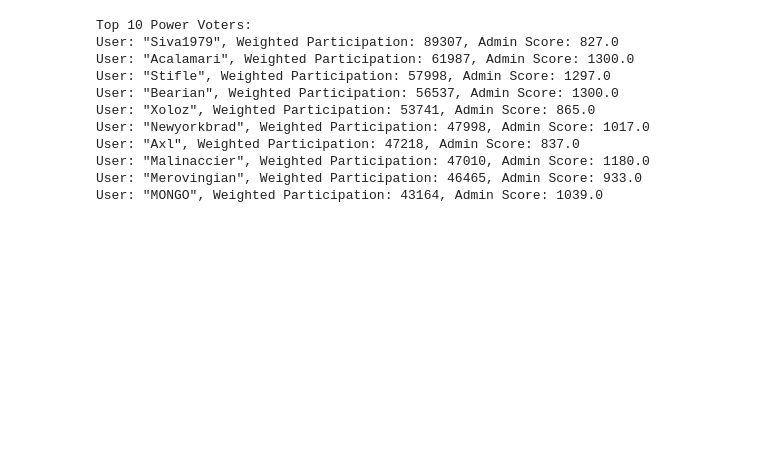
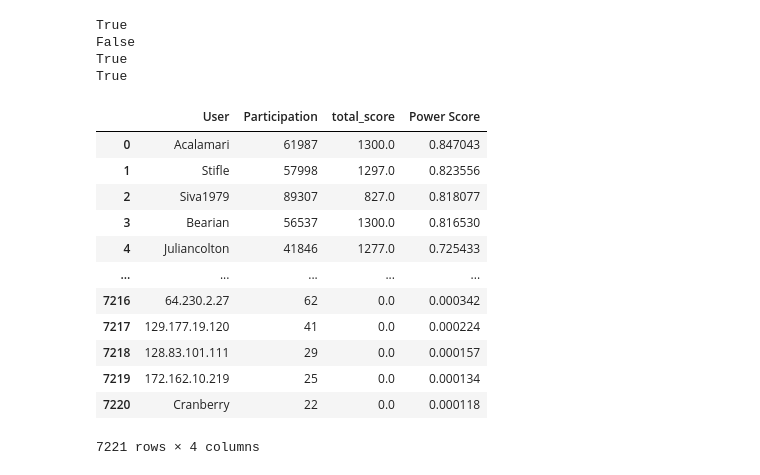
Before and after one commit to epfl-ada/ada-2024-project-supercoolteamname2024, a Jupyter notebook: src/scripts/power_voters.ipynb, the cells around one changed output. Saved outputs shown, nothing was run; the diff lists cells and outputs as text; code cells hidden in the pictures; blank space fills up the shorter version.

```diff
--- a/src/scripts/power_voters.ipynb
+++ b/src/scripts/power_voters.ipynb
@@ -92,52 +89,70 @@ Sparse Co-occurrence Matrix:
 # %%
 import pandas as pd
+from sklearn.preprocessing import MinMaxScaler
 
-# Assuming `co_occurrence_df` is the co-occurrence DataFrame from the previous step
 
-# Calculate Weighted Participation (sum of co-occurrence values)
-weighted_participation = co_occurrence_df.sum(axis=1)
+# Calculate Participation (sum of co-occurrence values)
+participation = co_occurrence_df.sum(axis=1)
 
 # Combine results into a DataFrame for ranking
 power_voters = pd.DataFrame({
     "User": co_occurrence_df.index,
-    "Weighted Participation": weighted_participation
+    "Participation": participation
 })
+
+print(power_voters['User'].is_unique)
 
 # Load scores.csv
 scores = pd.read_csv("../../data/scores.csv")  # Update the path as needed
 
+print(scores['username'].is_unique)
+scores = scores.drop_duplicates(subset='username', keep='first')
+print(scores['username'].is_unique)
+
+
 # Merge the power voters DataFrame with the scores DataFrame
 power_voters = power_voters.merge(scores, left_on="User", right_on="username", how="left")
 
-# Remove rows with missing data (users without total_score or Weighted Participation)
-power_voters = power_voters.dropna(subset=["Weighted Participation", "total_score"])
+# Remove rows with missing data (users without total_score or Participation)
+power_voters = power_voters.dropna(subset=["Participation", "total_score"])
+print(power_voters['User'].is_unique)
 
-# Sort primarily by Weighted Participation and then by Admin Score (total_score)
+# Initialize the scaler
+scaler = MinMaxScaler()
+
+# Normalize and calculate Power Score
+power_voters['Power Score'] = scaler.fit_transform(power_voters[['Participation']].to_numpy()) + \
+                              scaler.fit_transform(power_voters[['total_score']].to_numpy())
+power_voters['Power Score'] /= 2
+
+# Sort primarily by Participation and then by Admin Score (total_score)
 power_voters = power_voters.sort_values(
-    by=["Weighted Participation", "total_score"],
-    ascending=[False, False]
+    by=['Power Score'],
+    ascending=[False]
 )
 
 # Reset index for better readability
 power_voters.reset_index(drop=True, inplace=True)
+power_voters.drop(columns=['username'], inplace=True)
+# %% [output]
+True
+False
+True
+True
-# %%
-top_n = 10  # Adjust as needed
-print(f"Top {top_n} Power Voters:")
-for _, row in power_voters.head(top_n).iterrows():
-    user = f'"{row["User"]}"'  # Add quotes around the username
-    weighted_participation = row["Weighted Participation"]
-    total_score = row["total_score"]
-    print(f"User: {user}, Weighted Participation: {weighted_participation}, Admin Score: {total_score}")
-# %% [output]
-Top 10 Power Voters:
-User: "Siva1979", Weighted Participation: 89307, Admin Score: 827.0
-User: "Acalamari", Weighted Participation: 61987, Admin Score: 1300.0
-User: "Stifle", Weighted Participation: 57998, Admin Score: 1297.0
-User: "Bearian", Weighted Participation: 56537, Admin Score: 1300.0
-User: "Xoloz", Weighted Participation: 53741, Admin Score: 865.0
-User: "Newyorkbrad", Weighted Participation: 47998, Admin Score: 1017.0
-User: "Axl", Weighted Participation: 47218, Admin Score: 837.0
-User: "Malinaccier", Weighted Participation: 47010, Admin Score: 1180.0
-User: "Merovingian", Weighted Participation: 46465, Admin Score: 933.0
-User: "MONGO", Weighted Participation: 43164, Admin Score: 1039.0
+# %%
+power_voters
+# %% [output]
+|  | User | Participation | total_score | Power Score |
+| 0 | Acalamari | 61987 | 1300.0 | 0.847043 |
+| 1 | Stifle | 57998 | 1297.0 | 0.823556 |
+| 2 | Siva1979 | 89307 | 827.0 | 0.818077 |
+| 3 | Bearian | 56537 | 1300.0 | 0.816530 |
+| 4 | Juliancolton | 41846 | 1277.0 | 0.725433 |
+| ... | ... | ... | ... | ... |
+| 7216 | 64.230.2.27 | 62 | 0.0 | 0.000342 |
+| 7217 | 129.177.19.120 | 41 | 0.0 | 0.000224 |
+| 7218 | 128.83.101.111 | 29 | 0.0 | 0.000157 |
+| 7219 | 172.162.10.219 | 25 | 0.0 | 0.000134 |
+| 7220 | Cranberry | 22 | 0.0 | 0.000118 |
+7221 rows × 4 columns
 # %%
```
Also changed, not shown: parts of 12 cells of this notebook, 5 other files.
